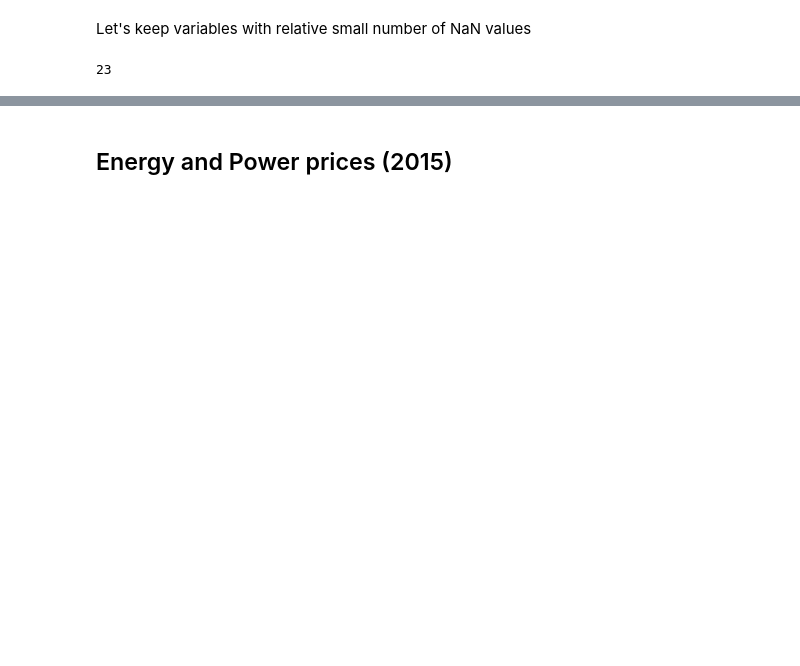
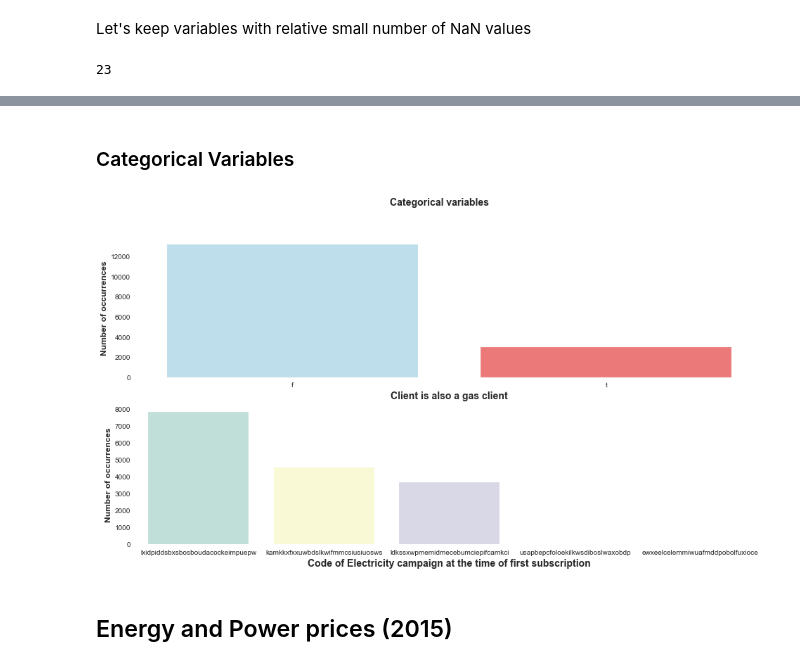
Before and after one commit to isabelpuche/Marketing_Analytics, a Jupyter notebook: notebooks/AilyLabs_DS-Challenge.ipynb, the cells around one changed output, grey strips where cells are left out. Saved outputs shown, nothing was run; the diff lists cells and outputs as text; code cells hidden in the pictures; blank space fills up the shorter version.

```diff
--- a/notebooks/AilyLabs_DS-Challenge.ipynb
+++ b/notebooks/AilyLabs_DS-Challenge.ipynb
@@ -118,3 +130,40 @@ plt.tight_layout()
+# %% [markdown]
+### Categorical Variables
+# %%
+sns.set_style('white')
+fig, axes = plt.subplots(2, 1, figsize = (16, 8))
+
+# Create a count plot for variable 'client_got_gas'
+sns.countplot(x = 'client_got_gas',
+              data = train_data,
+              palette = ['skyblue', 'r'],
+              order = ['f', 't'],
+              alpha = 0.6,
+              ax = axes[0])
+
+# Final styling touche
+axes[0].set_ylabel("Number of occurrences", fontsize = 12, fontweight = "semibold")
+axes[0].set_xlabel("Client is also a gas client", fontweight = "semibold", fontsize = 14)
+
+# Create a count plot for variable 'client_got_gas'
+sns.countplot(x = 'code_elect_campaign_first_subs',
+              data = train_data,
+              palette = 'Set3',
+              alpha = 0.6,
+              ax = axes[1])
+
+# Final styling touche
+axes[1].set_ylabel("Number of occurrences", fontsize = 12, fontweight = "semibold")
+axes[1].set_xlabel('Code of Electricity campaign at the time of first subscription', fontweight = "semibold", fontsize = 14)
+
+# Despine visualizations
+sns.despine(left=True)
+fig.suptitle("Categorical variables", fontweight = "semibold", fontsize = 14)
+
+plt.savefig('../images/categorical_vars.png')
+plt.show()
+# %% [output]
+[figure, added]
 # %% [markdown]
 ## Energy and Power prices (2015)
 # %%
```
Also changed, not shown: parts of 57 cells of this notebook, 7 other files.
